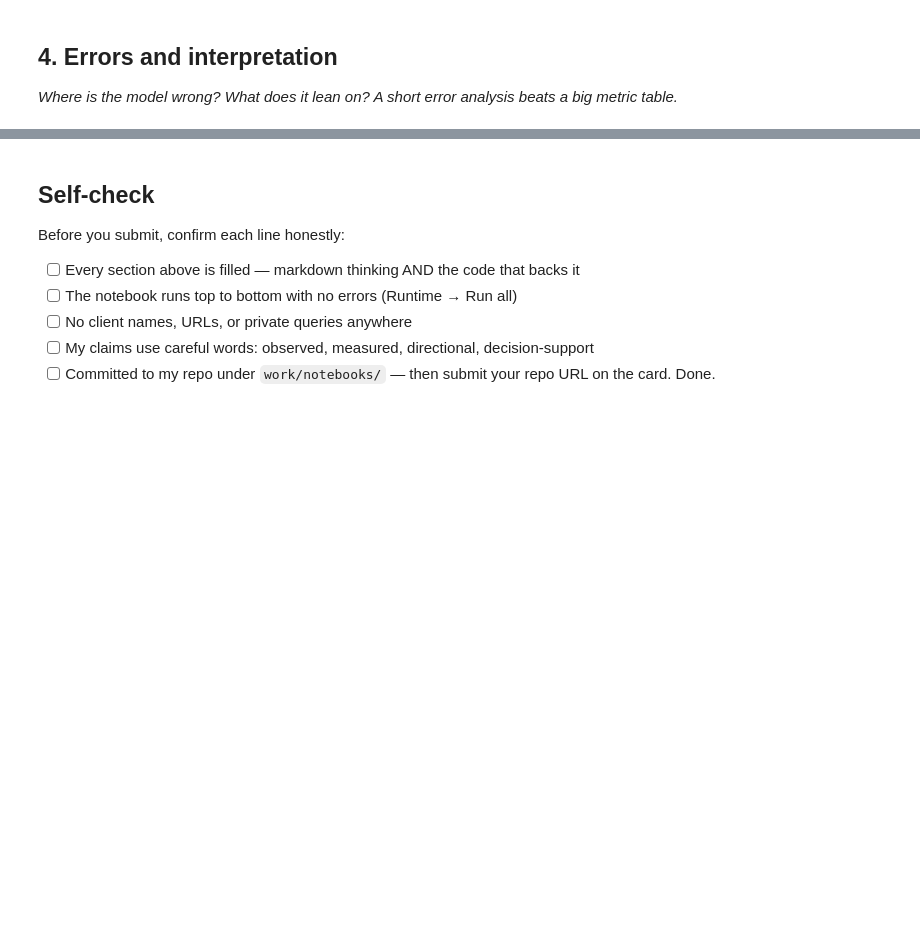
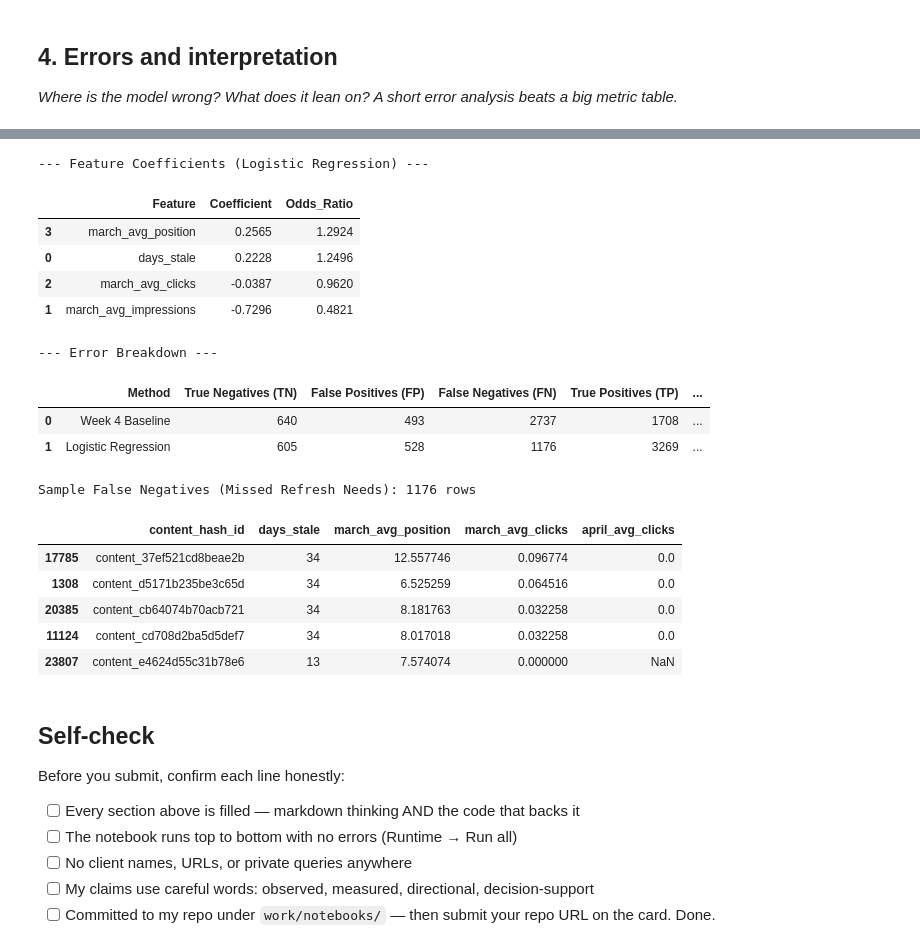
Before and after one commit to abdul-ITexpert/flyrank-internship-week1, a Jupyter notebook: work/notebooks/w05_model.ipynb, the cells around one changed output, grey strips where cells are left out. Saved outputs shown, nothing was run; the diff lists cells and outputs as text; code cells hidden in the pictures; blank space fills up the shorter version.

```diff
--- a/work/notebooks/w05_model.ipynb
+++ b/work/notebooks/w05_model.ipynb
@@ -37,3 +229,70 @@ This skeleton is yours to fill. Work the sections **in order** — each one has
+# %%
+# This cell is for CODE (numbers, a query, a check).
+# Write your text answer in the cell ABOVE this one — typing sentences here breaks Run All.
+from sklearn.metrics import confusion_matrix
+
+# 1. Feature Coefficients
+feature_weights = pd.DataFrame({
+    "Feature": feature_cols,
+    "Coefficient": clf.coef_[0],
+    "Odds_Ratio": np.exp(clf.coef_[0])
+}).sort_values(by="Coefficient", ascending=False)
+
+print("--- Feature Coefficients (Logistic Regression) ---")
+display(feature_weights.round(4))
+
+# 2. Confusion Matrix & Error Comparison
+base_cm = confusion_matrix(y_val, val_baseline_pred)
+model_cm = confusion_matrix(y_val, val_clf_pred)
+
+def error_metrics(cm, name):
+    tn, fp, fn, tp = cm.ravel()
+    return {
+        "Method": name,
+        "True Negatives (TN)": tn,
+        "False Positives (FP)": fp,
+        "False Negatives (FN)": fn,
+        "True Positives (TP)": tp,
+        "FP Rate (Over-flagging)": round(fp / (fp + tn), 4),
+        "FN Rate (Missed Decay)": round(fn / (fn + tp), 4)
+    }
+
+error_df = pd.DataFrame([
+    error_metrics(base_cm, "Week 4 Baseline"),
+    error_metrics(model_cm, "Logistic Regression")
+])
+
+print("\n--- Error Breakdown ---")
+display(error_df)
+
+# 3. Inspect Largest Disagreements / Errors
+val_analysis = val_df.copy()
+val_analysis['clf_prob'] = val_clf_prob
+val_analysis['clf_pred'] = val_clf_pred
+val_analysis['baseline_pred'] = val_baseline_pred
+
+# False Negatives: True decay occurred, but model predicted 0
+false_negatives = val_analysis[(val_analysis['needs_refresh_target'] == 1) & (val_analysis['clf_pred'] == 0)]
+print(f"\nSample False Negatives (Missed Refresh Needs): {len(false_negatives)} rows")
+display(false_negatives[['content_hash_id', 'days_stale', 'march_avg_position', 'march_avg_clicks', 'april_avg_clicks']].head())
+# %% [output]
+--- Feature Coefficients (Logistic Regression) ---
+|  | Feature | Coefficient | Odds_Ratio |
+| 3 | march_avg_position | 0.2565 | 1.2924 |
+| 0 | days_stale | 0.2228 | 1.2496 |
+| 2 | march_avg_clicks | -0.0387 | 0.9620 |
+| 1 | march_avg_impressions | -0.7296 | 0.4821 |
+--- Error Breakdown ---
+|  | Method | True Negatives (TN) | False Positives (FP) | False Negatives (FN) | True Positives (TP) | ... |
+| 0 | Week 4 Baseline | 640 | 493 | 2737 | 1708 | ... |
+| 1 | Logistic Regression | 605 | 528 | 1176 | 3269 | ... |
+Sample False Negatives (Missed Refresh Needs): 1176 rows
+|  | content_hash_id | days_stale | march_avg_position | march_avg_clicks | april_avg_clicks |
+| 17785 | content_37ef521cd8beae2b | 34 | 12.557746 | 0.096774 | 0.0 |
+| 1308 | content_d5171b235be3c65d | 34 | 6.525259 | 0.064516 | 0.0 |
+| 20385 | content_cb64074b70acb721 | 34 | 8.181763 | 0.032258 | 0.0 |
+| 11124 | content_cd708d2ba5d5def7 | 34 | 8.017018 | 0.032258 | 0.0 |
+| 23807 | content_e4624d55c31b78e6 | 13 | 7.574074 | 0.000000 | NaN |
 # %% [markdown]
 ## Self-check
 
```
Also changed, not shown: parts of 10 cells of this notebook.
